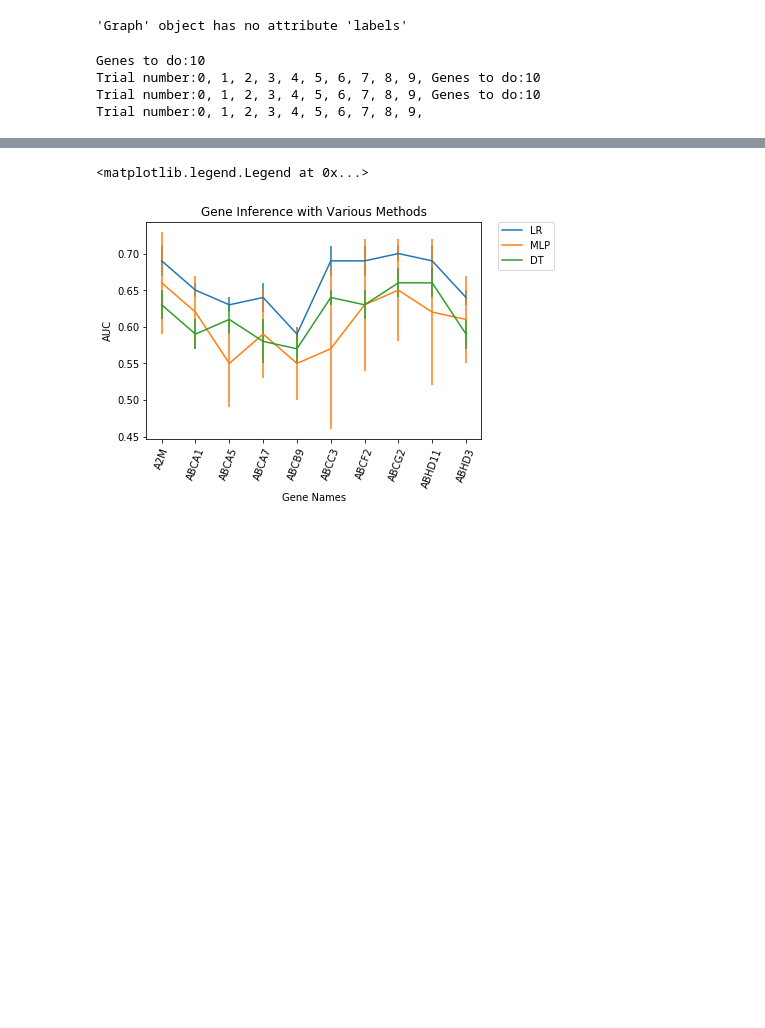
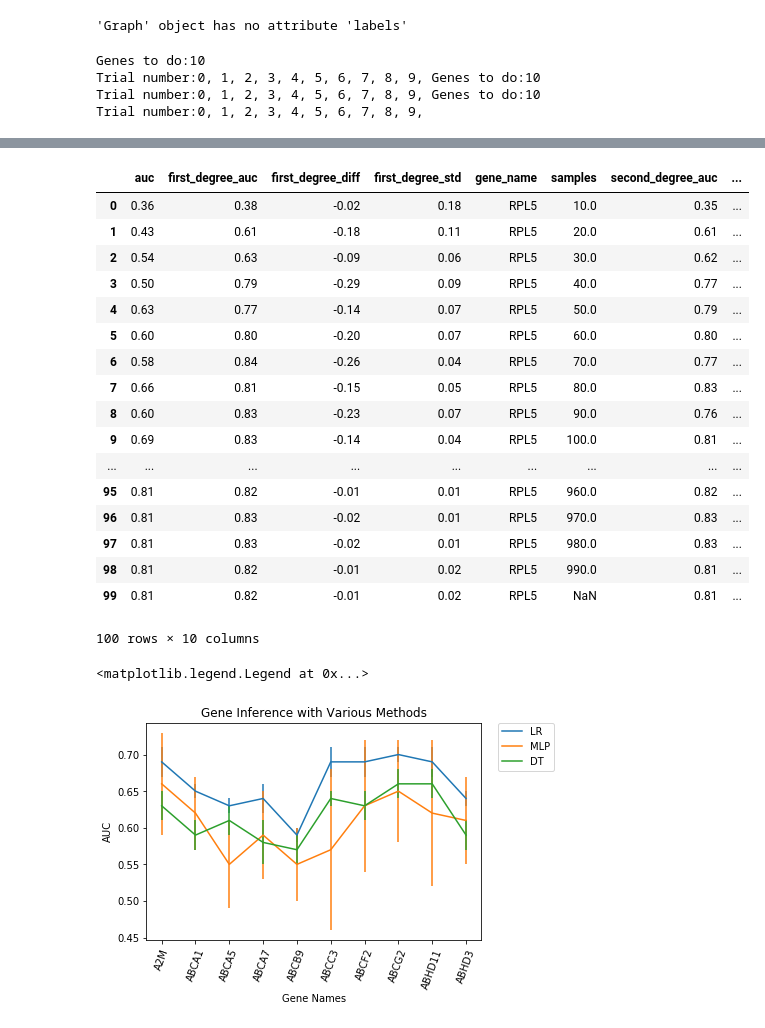
Before and after one commit to mila-iqia/gene-graph-conv, a Jupyter notebook: gene_inference.ipynb, the cells around one changed output, grey strips where cells are left out. Saved outputs shown, nothing was run; the diff lists cells and outputs as text; code cells hidden in the pictures; blank space fills up the shorter version.

```diff
--- a/gene_inference.ipynb
+++ b/gene_inference.ipynb
@@ -77,3 +133,24 @@ NameError: name 'mlp_df' is not defined
+# %%
+full_results
+# %% [output]
+|  | auc | first_degree_auc | first_degree_diff | first_degree_std | gene_name | samples | second_degree_auc | ... |
+| 0 | 0.36 | 0.38 | -0.02 | 0.18 | RPL5 | 10.0 | 0.35 | ... |
+| 1 | 0.43 | 0.61 | -0.18 | 0.11 | RPL5 | 20.0 | 0.61 | ... |
+| 2 | 0.54 | 0.63 | -0.09 | 0.06 | RPL5 | 30.0 | 0.62 | ... |
+| 3 | 0.50 | 0.79 | -0.29 | 0.09 | RPL5 | 40.0 | 0.77 | ... |
+| 4 | 0.63 | 0.77 | -0.14 | 0.07 | RPL5 | 50.0 | 0.79 | ... |
+| 5 | 0.60 | 0.80 | -0.20 | 0.07 | RPL5 | 60.0 | 0.80 | ... |
+| 6 | 0.58 | 0.84 | -0.26 | 0.04 | RPL5 | 70.0 | 0.77 | ... |
+| 7 | 0.66 | 0.81 | -0.15 | 0.05 | RPL5 | 80.0 | 0.83 | ... |
+| 8 | 0.60 | 0.83 | -0.23 | 0.07 | RPL5 | 90.0 | 0.76 | ... |
+| 9 | 0.69 | 0.83 | -0.14 | 0.04 | RPL5 | 100.0 | 0.81 | ... |
+| ... | ... | ... | ... | ... | ... | ... | ... | ... |
+| 95 | 0.81 | 0.82 | -0.01 | 0.01 | RPL5 | 960.0 | 0.82 | ... |
+| 96 | 0.81 | 0.83 | -0.02 | 0.01 | RPL5 | 970.0 | 0.83 | ... |
+| 97 | 0.81 | 0.83 | -0.02 | 0.01 | RPL5 | 980.0 | 0.83 | ... |
+| 98 | 0.81 | 0.82 | -0.01 | 0.02 | RPL5 | 990.0 | 0.81 | ... |
+| 99 | 0.81 | 0.82 | -0.01 | 0.02 | RPL5 | NaN | 0.81 | ... |
+100 rows × 10 columns
 # %%
 # AUC
 plt.figure()
```
Also changed, not shown: parts of 12 cells of this notebook, 1 other file.
